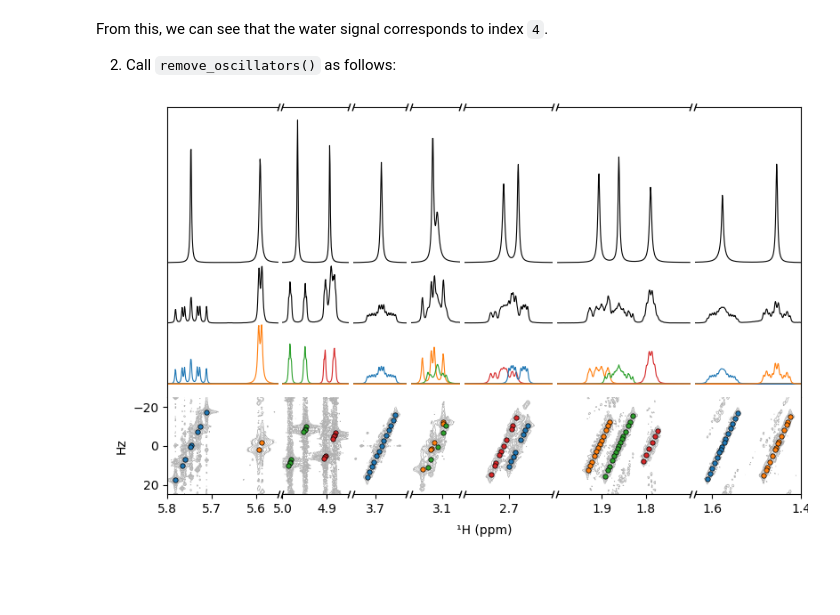
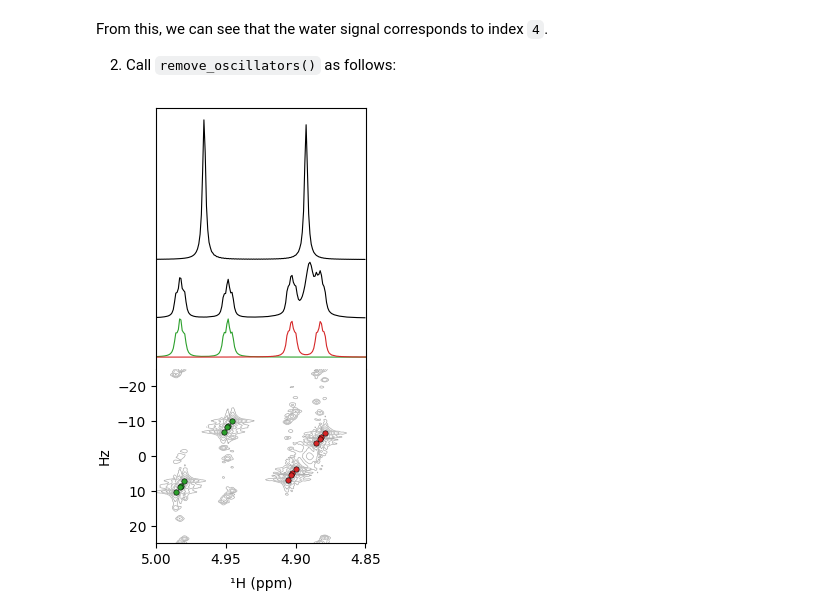
Before and after one commit to foroozandehgroup/cupid-data, a Jupyter notebook: code/quinine/quinine.ipynb, the cells around one changed output. Cells and saved outputs as stored; diff of their text form; code cells hidden in the pictures; blank space fills up the shorter version.

Commit message:
Update quinine result after fix to filtering.

```diff
--- a/code/quinine/quinine.ipynb
+++ b/code/quinine/quinine.ipynb
@@ -226,0 +231,14 @@ Difference: 1.2647 Hz
+# %%
+result_1_plot_kwargs = dict(
+    indices=[1],
+    xaxis_ticks=None,
+    figsize=(3.0, 5.0),
+    axes_left=0.2,
+    axes_right=0.9,
+    contour_base=2.0e4,
+    contour_factor=2.2,
+    ratio_1d_2d=(3.0, 2.0),
+)
+
+multiplet_colors = get_colors([2, 3, 4])
+plot_result(estimator, multiplet_colors=multiplet_colors, **result_1_plot_kwargs);
@@ -244,7 +266,5 @@ From this, we can see that the water signal corresponds to index `4`.
 # %%
-estimator.remove_oscillators(index=1, osc_indices=[4])
-
-multiplet_colors = get_colors([0, 1, 2, 3, 0, 1, 2, 3, 0, 1, 2, 3, 0, 1])
-plot_result(estimator, multiplet_colors=multiplet_colors);
+multiplet_colors = get_colors([2, 3])
+plot_result(estimator,  multiplet_colors=multiplet_colors, **result_1_plot_kwargs);
 # %% [output]
-[figure, old version]
+[figure, new version]
```
Also changed, not shown: parts of 10 cells of this notebook, 3 other files.
